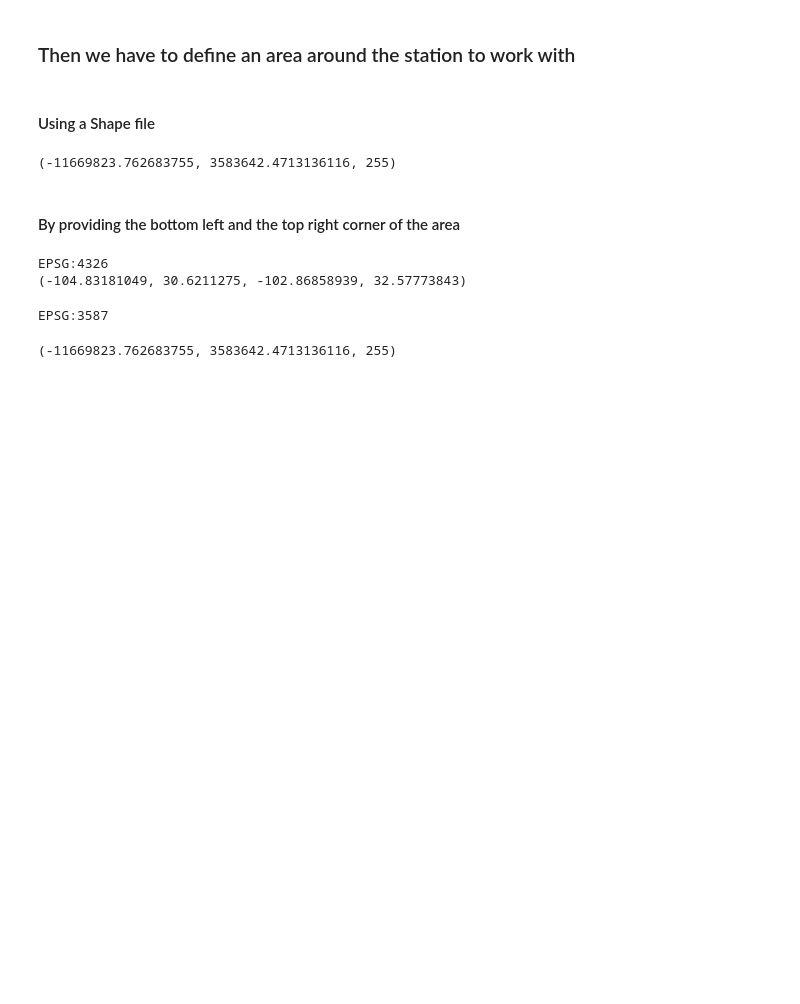
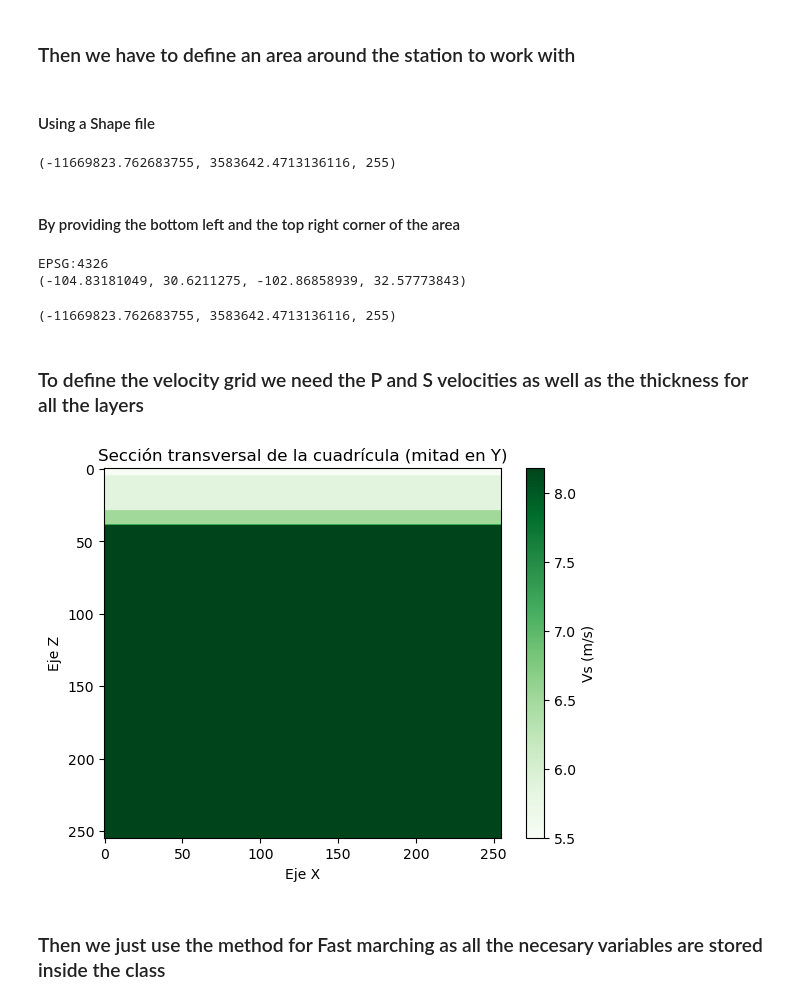
Before and after one commit to rortegaru/EQNeMix, a Jupyter notebook: examples/eqnemaster.ipynb, the cells around one changed output. Drawn from its saved outputs; the diff is of its cells as text; code cells hidden in the pictures; blank space fills up the shorter version.

Commit message:
Finish the example with graph and add comments to the mainclass

```diff
--- a/examples/eqnemaster.ipynb
+++ b/examples/eqnemaster.ipynb
@@ -29,20 +30,29 @@ print(polygon.bounds)
 # %% [output]
 EPSG:4326
 (-104.83181049, 30.6211275, -102.86858939, 32.57773843)
-# %%
-from pyproj import CRS
-print(CRS.from_epsg(3587))
-# %% [output]
-EPSG:3587
 # %%
 eq.xminymin(-104.83181049,30.6211275,-102.86858939,32.57773843,inputcrs=4326,outputcrs=3857)
 # %% [output]
 (-11669823.762683755, 3583642.4713136116, 255)
+# %% [markdown]
+### To define the velocity grid we need the P and S velocities as well as the thickness for all the layers
 # %%
 vp_values = [5.5, 5.85, 6.5, 8.18]
 vs_values = [3.06,3.25, 3.61, 4.54]
 layer_thickness = [5, 24, 10, 100]
 # %%
 gridp, grids = eq.nllgrid(vp_values,vs_values,layer_thickness)
+# %%
+slice_index = eq.ny // 2  # Tomar una rebanada en la mitad de la cuadrícula a lo largo del eje Y
+plt.imshow(gridp.array[:, slice_index, :].T, cmap='Greens', origin='upper', aspect='auto')
+plt.colorbar(label='Vs (m/s)')
+plt.title('Sección transversal de la cuadrícula (mitad en Y)')
+plt.xlabel('Eje X')
+plt.ylabel('Eje Z')
+plt.show()
+# %% [output]
+[figure, added]
+# %% [markdown]
+### Then we just use the method for Fast marching as all the necesary variables are stored inside the class
 # %%
 tps = eq.eqnefmm()
```
Also changed, not shown: parts of 7 cells of this notebook, 3 other files.
